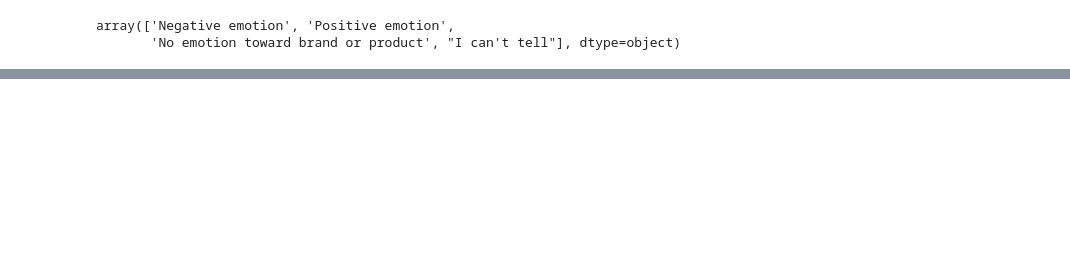
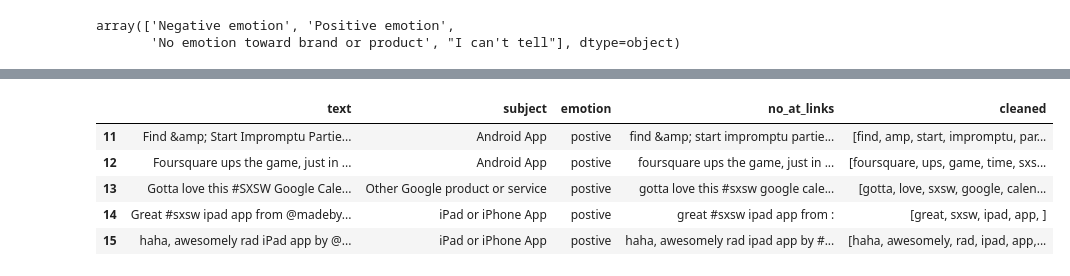
Before and after one commit to ykfarhan/twitter-sentiment-analysis, a Jupyter notebook: tweet_cleaning.ipynb, the cells around one changed output, grey strips where cells are left out. Drawn from its saved outputs; the diff is of its cells as text; code cells hidden in the pictures; blank space fills up the shorter version.

```diff
--- a/tweet_cleaning.ipynb
+++ b/tweet_cleaning.ipynb
@@ -72,0 +101,9 @@ tweets['emotion'] = tweets.emotion.map(lambda x: 'postive' if x == 'Positive emo
+# %%
+tweets[10:15]
+# %% [output]
+|  | text | subject | emotion | no_at_links | cleaned |
+| 11 | Find &amp; Start Impromptu Partie... | Android App | postive | find &amp; start impromptu partie... | [find, amp, start, impromptu, par... |
+| 12 | Foursquare ups the game, just in ... | Android App | postive | foursquare ups the game, just in ... | [foursquare, ups, game, time, sxs... |
+| 13 | Gotta love this #SXSW Google Cale... | Other Google product or service | postive | gotta love this #sxsw google cale... | [gotta, love, sxsw, google, calen... |
+| 14 | Great #sxsw ipad app from @madeby... | iPad or iPhone App | postive | great #sxsw ipad app from : | [great, sxsw, ipad, app, ] |
+| 15 | haha, awesomely rad iPad app by @... | iPad or iPhone App | postive | haha, awesomely rad ipad app by #... | [haha, awesomely, rad, ipad, app,... |
```
Also changed, not shown: parts of 27 cells of this notebook.
